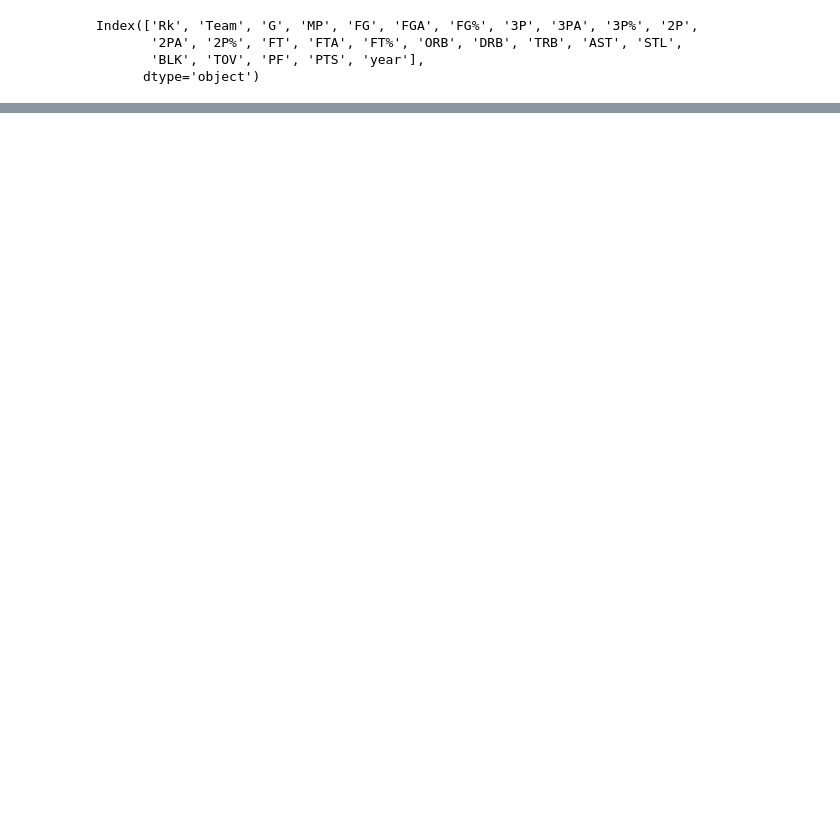
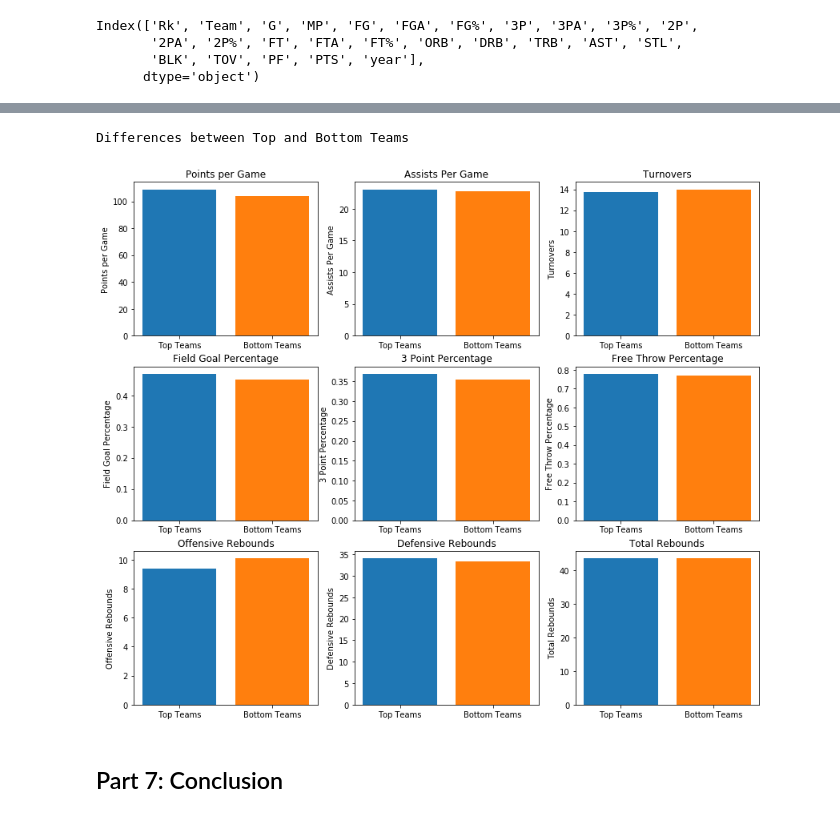
Before and after one commit to yairfax/CMSC320-final-project, a Jupyter notebook: Final Project-test.ipynb, the cells around one changed output, grey strips where cells are left out. Saved outputs shown, nothing was run; the diff lists cells and outputs as text; code cells hidden in the pictures; blank space fills up the shorter version.

Commit message:
bottom plots added and cleanup started

```diff
--- a/Final Project-test.ipynb
+++ b/Final Project-test.ipynb
@@ -729,0 +824,27 @@ teamStatsTable.head()
+# %%
+topTeams = teamStatsTable[teamStatsTable['Wins'] >= 48]
+bottomTeams = teamStatsTable[teamStatsTable['Wins'] < 48]
+# %%
+def graph(ax, stat, name):
+    ax.bar(['Top Teams'], topTeams[stat].median())
+    ax.bar(['Bottom Teams'], bottomTeams[stat].median())
+    ax.set_title(name)
+    ax.set_ylabel(name)
+
+print("Differences between Top and Bottom Teams")
+fig, axes = plt.subplots(3, 3)
+figsize(14, 12)
+graph(axes[0, 0], 'PTS', 'Points per Game')
+graph(axes[0, 1], 'AST', 'Assists Per Game')
+graph(axes[0, 2], 'TOV', 'Turnovers')
+graph(axes[1, 0], 'FG%', 'Field Goal Percentage')
+graph(axes[1, 1], '3P%', '3 Point Percentage')
+graph(axes[1, 2], 'FT%', 'Free Throw Percentage')
+graph(axes[2, 0], 'ORB', 'Offensive Rebounds')
+graph(axes[2, 1], 'DRB', 'Defensive Rebounds')
+graph(axes[2, 2], 'TRB', 'Total Rebounds')
+# %% [output]
+Differences between Top and Bottom Teams
+[figure, added]
+# %% [markdown]
+## Part 7: Conclusion
```
Also changed, not shown: parts of 34 cells of this notebook.
